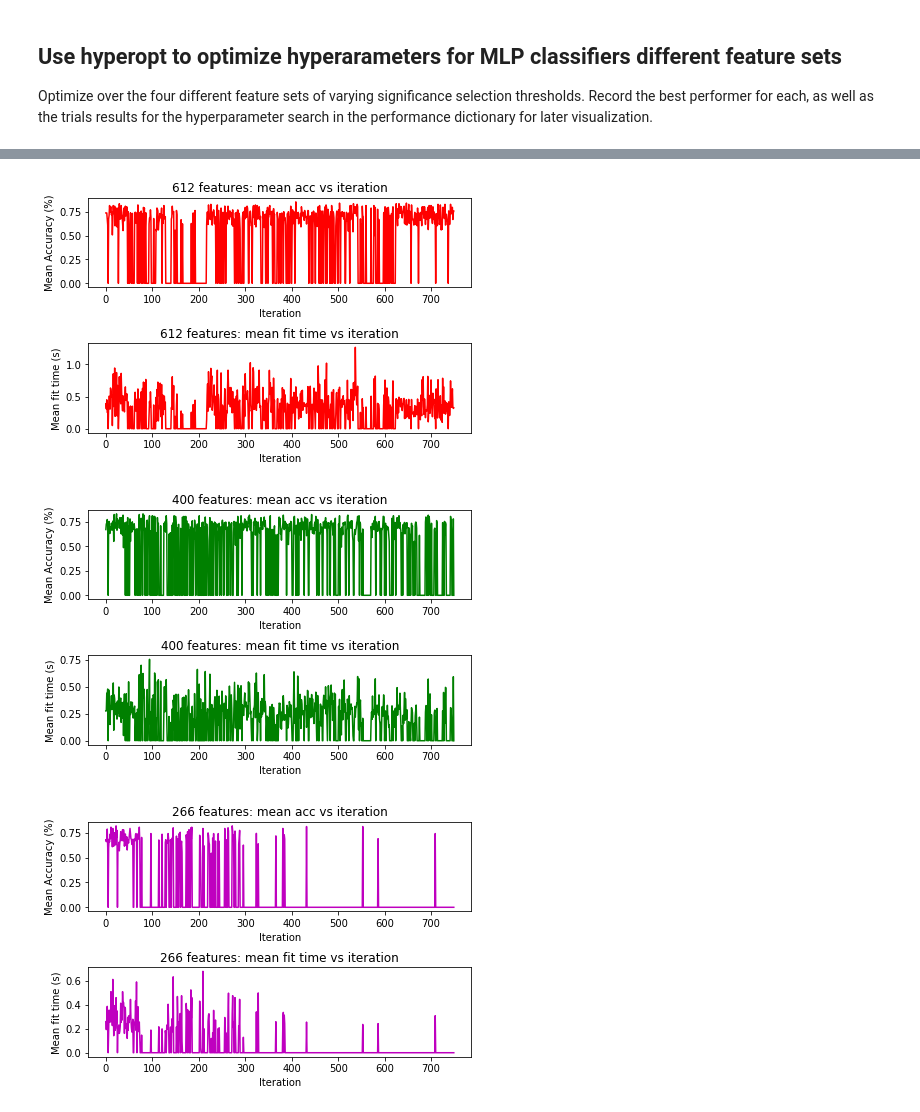
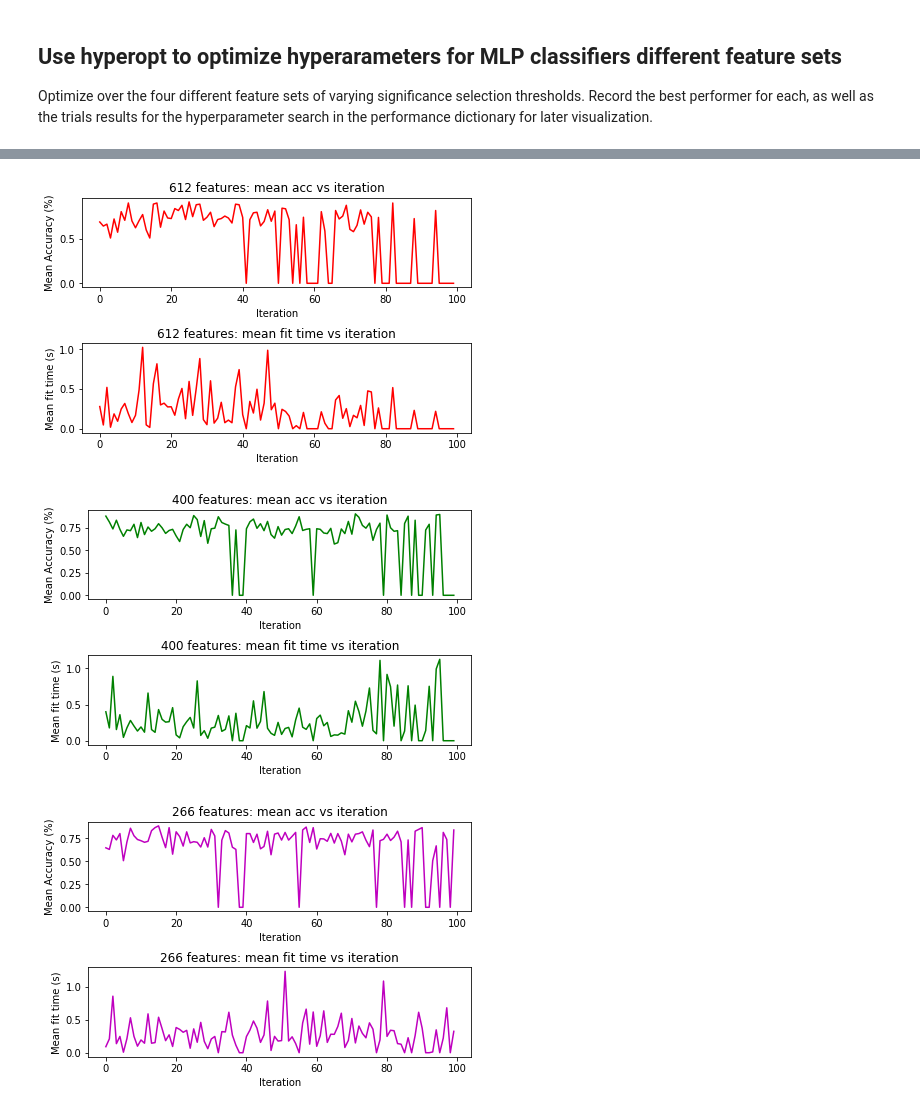
Before and after one commit to mooremk95/AD-Transcriptome-Classifiers, a Jupyter notebook: Networks/MLP Classifier with Z-test Filtered data.ipynb, the cells around one changed output, grey strips where cells are left out. Drawn from its saved outputs; the diff is of its cells as text; code cells hidden in the pictures.

```diff
--- a/Networks/MLP Classifier with Z-test Filtered data.ipynb
+++ b/Networks/MLP Classifier with Z-test Filtered data.ipynb
@@ -64,18 +47,22 @@ for n_feats in feature_sizes:
 # "randomly" chose from (I believe as TPE algorithm works, it changes updates probabilistic distributions)
 # The tree structure formed by this dictionary is the tree refered to in TPE
 search_space =  hp.choice("layers", [
+    # Two hidden layer model using lbfgs solver
     {
-        "type": "two_layer",
+        "type": "2_layer_lbfgs",
         "k": hp.quniform("2layers_k",1,7,1), # k is selecting for bias alpha, where alpha = 10^-k [0.1, 0.01, ... 10^-7]
         "l1": hp.qnormal("2layers_l1",150, 65, 1), # Discretized normal dist, mu =150, stdev=65
-        "l2": hp.qnormal("2layers_l2",75, 32, 1), #  mu =75, stdev=32
+        "l2": hp.qnormal("2layers_l2",75, 32, 1), #  mu =75, stdev=32,
+        "iters": hp.qnormal("2layers_max_iters", 300, 25, 1)
     },
+    # Three hidden layer model using lbfgs solver
     {
-        "type": "three_layer",
-        "k": hp.uniform("3layers_k",1,7),
+        "type": "3_layer_lbfgs",
+        "k": hp.quniform("3layers_k",1,7,1),
         "l1": hp.qnormal("3layers_l1",150, 65, 1), # Discretized normal dist, mu =150, stdev=65
         "l2": hp.qnormal("3layers_l2",75, 32, 1), # mu =75, stdev=32
         "l3": hp.qnormal("3layers_l3",40, 20, 1), # Discretized normal dist, mu =75, stdev=32
+        "iters": hp.qnormal("3layers_max_iters", 300, 35, 1)
     }
 ])
 
@@ -92,11 +79,12 @@ def objective(architecture):
     else:
         shape = (2, int(architecture["l1"]), int(architecture["l2"]))
     k = architecture["k"]
+    iters = architecture["iters"]
 
     # Make a new MLP Classifier
-    cfier = MLPClassifier(max_iter=300, hidden_layer_sizes=shape, solver= "lbfgs", alpha = pow(10, -k))
+    cfier = MLPClassifier(max_iter=iters, hidden_layer_sizes=shape, solver= "lbfgs", alpha = pow(10, -k))
 
-    # Cross Validatae
+    # Cross Validatae. n_jobs = -1 sets all available cpu cores to work, -2 all but 1 available, etc.
     results = cross_validate(cfier, X=train_data, y=train_lbls, cv=5, n_jobs=-1)
     # Results must contain a "loss" value for hyperopt to minimize, and the status
     results["loss"] = -1 * mean(results["test_score"])
@@ -122,15 +110,16 @@ for nfeats in feature_sizes:
     trials = Trials()
 
     # Run the hyperparam search. We'll let the hyperopt lib suggest the tpe to use
-    best_performer = fmin(fn=objective, space=search_space, algo=tpe.suggest, trials=trials, max_evals=750,
+    best_performer = fmin(fn=objective, space=search_space, algo=tpe.suggest, trials=trials, max_evals=100,
                             rstate= np.random.RandomState(32))
 
-    # Add results to the dictionary
+    # Add results to the performance dictionary
     performance[f"{nfeats}_best"] = best_performer
     mean_acc = [-1 * res['loss'] for res in trials.results]
     fit_time = [res['fit_time'] for res in trials.results]
     performance[f"{nfeats}_mean_acc"] = mean_acc
     performance[f"{nfeats}_fit_time"] =  fit_time
+    performance[f"{nfeats}_best_acc"] = max(mean_acc)
 # %%
 # Report the results and visualize the training progress of mean accuracy and iteration
 
@@ -139,22 +128,25 @@ axes = []
 colors = ["c", "r", "g", "m"]
 
 for i, nfeats in enumerate(feature_sizes):
-    """
     best = performance[f"{nfeats}_best"]
     layers = best["layers"] + 2
     alpha = pow(10, -1*best[f"{layers}layers_k"])
+    iters = best[f"{layers}layers_max_iters"]
     l1_neurons = best[f"{layers}layers_l1"]
     l2_neurons = best[f"{layers}layers_l2"]
-    print(f"Best performer for {nfeats} features:\n")
+    best_acc = performance[f"{nfeats}_best_acc"]
+    print(f"Best performer for {nfeats} features (best mean accuracy {best_acc:.4%}):")
     print(f"\tlayers: {layers}")
     print(f"\talpha: {alpha}")
+    print(f"\tTraining Iterations: {iters}")
+    print(f"\titerations: {iters}")
     print(f"\tl1 neurons: {l1_neurons}")
     print(f"\tl2 neurons: {l2_neurons}")
     if layers == 3:
         l3_neurons = best[f"{layers}layers_l3"]
         print(f"\tl3 neurons: {l3_neurons}")
-    """
 
+    # figures containing plots of mean accuracy and mean time to fit model for each hyperparam search iteration
     fig, axs = plt.subplots(2, 1, constrained_layout=True)
     mean_acc = pd.Series(performance[f"{nfeats}_mean_acc"]).fillna(value=0) # Replace NaNs with 0's
     axs[0].plot(mean_acc, c=colors[i])
@@ -173,3 +182,3 @@ for i, nfeats in enumerate(feature_sizes):
-[figure, old version]
+[figure, new version]
-[figure, old version]
+[figure, new version]
-[figure, old version]
+[figure, new version]
```
Also changed, not shown: parts of 12 cells of this notebook.
